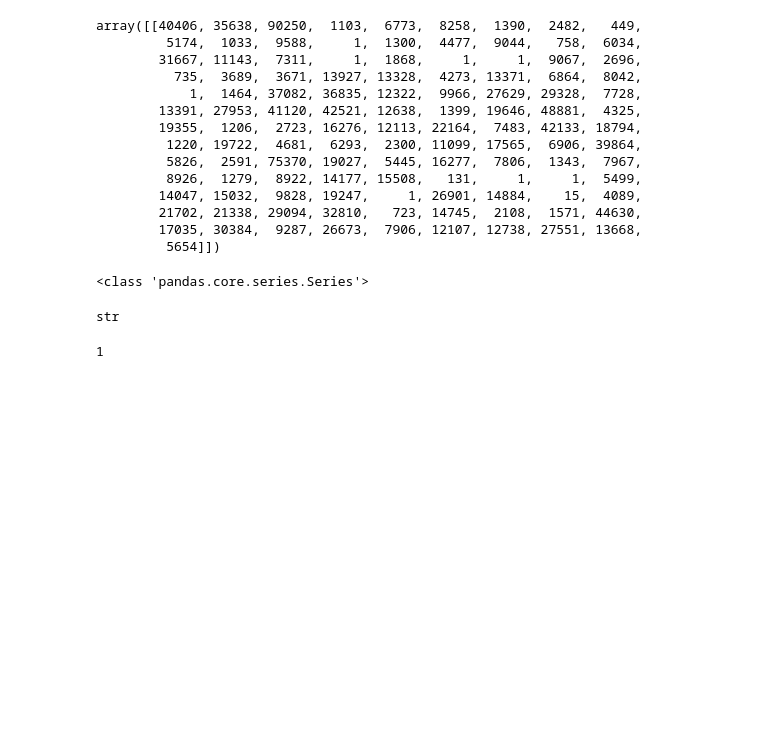
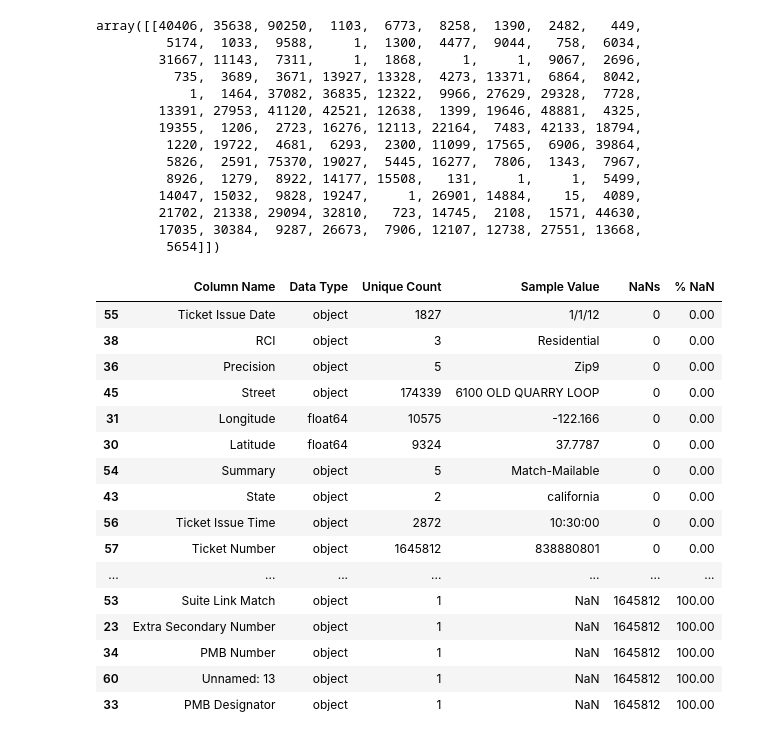
Before and after one commit to openoakland/lovely-rita, a Jupyter notebook: src/lovely-rita-eda.ipynb, the cells around one changed output. Saved outputs shown, nothing was run; the diff lists cells and outputs as text; code cells hidden in the pictures; blank space fills up the shorter version.

Commit message:
Added process for imputing "Ticket Issue Time" data.

```diff
--- a/src/lovely-rita-eda.ipynb
+++ b/src/lovely-rita-eda.ipynb
@@ -363,6 +363,25 @@ def output_addresses(condition, file_out):
         for address in addresses:
             output.write(address + '\n')
     return addresses
+
+def convert_time_str_to_min(time_str):
+    time_elements = time_str.split(":")
+    hours = int(time_elements[0])
+    minutes = int(time_elements[1])
+    return minutes + (hours * 60)
+
+def convert_min_to_time_str(minutes):
+    minutes_str = str(minutes % 60)
+    if len(minutes_str) == 1:
+        minutes_str = '0' + minutes_str
+    return str((minutes / 60) % 24) + ":" + minutes_str
+
+def get_time_diff(time_start, time_end):
+    time_1 = convert_time_str_to_min(time_start)
+    time_2 = convert_time_str_to_min(time_end)
+    if time_2 < time_1:
+        time_2 += 24 * 60
+    return time_2 - time_1
 # %% [markdown]
 Load Raw Data and Merge
 # %%
@@ -618,21 +637,42 @@ array([[40406, 35638, 90250,  1103,  6773,  8258,  1390,  2482,   449,
         17035, 30384,  9287, 26673,  7906, 12107, 12738, 27551, 13668,
          5654]])
 # %%
-for i in np.where(df["Ticket Issue Time"].isnull()):
+for i in np.where(df["Ticket Issue Time"].isnull())[0]:
     prev_value = np.nan
-    prev_index = i-1
-#    while type(prev_value) != str:
-    prev_value = df.iloc[prev_index]["Ticket Issue Time"]
-#        prev_index -= 1
-    print type(prev_value)
+    prev_index = i
+    while type(prev_value) != str:
+        prev_index -= 1
+        prev_value = df.iloc[prev_index]["Ticket Issue Time"]
+    #print type(prev_value)
+    #print prev_value
+    next_value = np.nan
+    next_index = i
+    while type(next_value) != str:
+        next_index += 1
+        next_value = df.iloc[next_index]["Ticket Issue Time"]
+    diff = get_time_diff(prev_value, next_value)
+    split_count = next_index-prev_index
+    prev_minutes = convert_time_str_to_min(prev_value)
+    for _ in range(split_count):
+        prev_minutes += (diff / split_count)
+        df.at[i, "Ticket Issue Time"] = convert_min_to_time_str(prev_minutes)
-# %% [output]
-<class 'pandas.core.series.Series'>
-# %%
-prev_value = df.iloc[10498]["Ticket Issue Time"]
-type(prev_value)
-# %% [output]
-str
-# %%
-np.where(df["Ticket Issue Time"].isnull())
-# %% [output]
-1
+# %%
+get_column_report(df)
+# %% [output]
+|  | Column Name | Data Type | Unique Count | Sample Value | NaNs | % NaN |
+| 55 | Ticket Issue Date | object | 1827 | 1/1/12 | 0 | 0.00 |
+| 38 | RCI | object | 3 | Residential | 0 | 0.00 |
+| 36 | Precision | object | 5 | Zip9 | 0 | 0.00 |
+| 45 | Street | object | 174339 | 6100 OLD QUARRY LOOP | 0 | 0.00 |
+| 31 | Longitude | float64 | 10575 | -122.166 | 0 | 0.00 |
+| 30 | Latitude | float64 | 9324 | 37.7787 | 0 | 0.00 |
+| 54 | Summary | object | 5 | Match-Mailable | 0 | 0.00 |
+| 43 | State | object | 2 | california | 0 | 0.00 |
+| 56 | Ticket Issue Time | object | 2872 | 10:30:00 | 0 | 0.00 |
+| 57 | Ticket Number | object | 1645812 | 838880801 | 0 | 0.00 |
+| ... | ... | ... | ... | ... | ... | ... |
+| 53 | Suite Link Match | object | 1 | NaN | 1645812 | 100.00 |
+| 23 | Extra Secondary Number | object | 1 | NaN | 1645812 | 100.00 |
+| 34 | PMB Number | object | 1 | NaN | 1645812 | 100.00 |
+| 60 | Unnamed: 13 | object | 1 | NaN | 1645812 | 100.00 |
+| 33 | PMB Designator | object | 1 | NaN | 1645812 | 100.00 |
```
